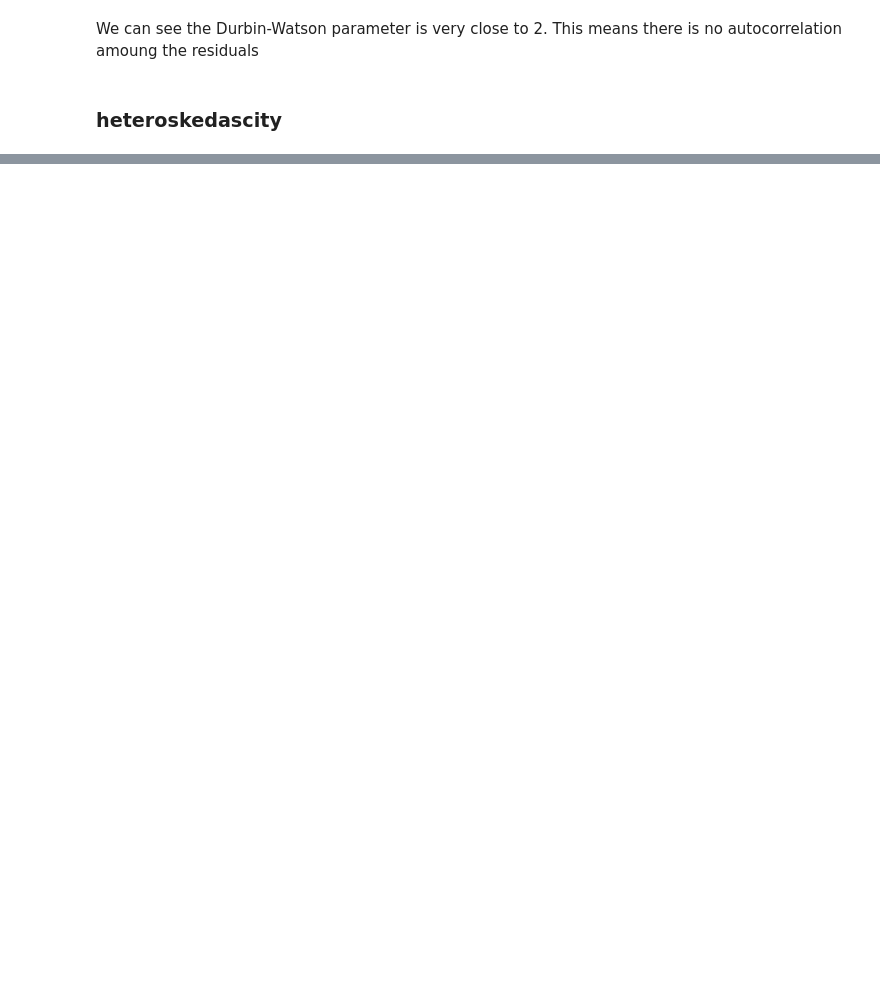
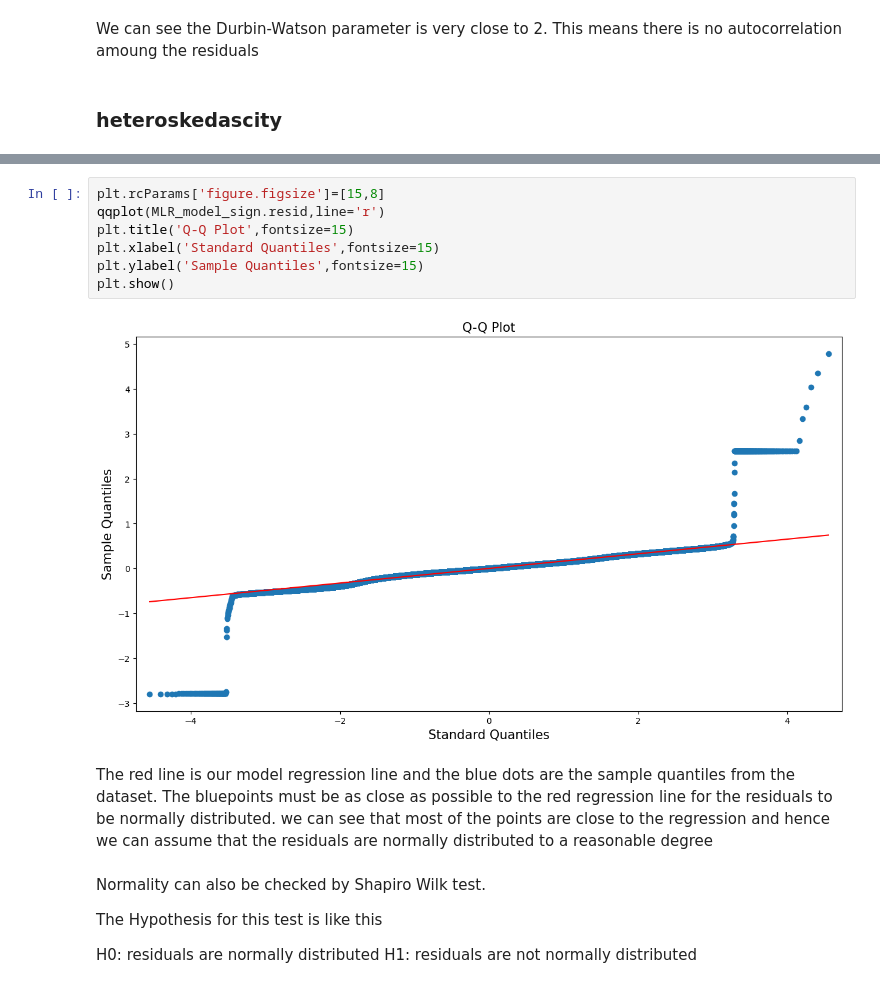
Before and after one commit to Pavan-628/Vibration_Analysis, a Jupyter notebook: Predict_Vibrations.ipynb, the cells around one changed output, grey strips where cells are left out. Cells and saved outputs as stored; diff of their text form; blank space fills up the shorter version.

```diff
--- a/Predict_Vibrations.ipynb
+++ b/Predict_Vibrations.ipynb
@@ -433,0 +465,18 @@ We can see the Durbin-Watson parameter is very close to 2. This means there is n
+# %%
+plt.rcParams['figure.figsize']=[15,8]
+qqplot(MLR_model_sign.resid,line='r')
+plt.title('Q-Q Plot',fontsize=15)
+plt.xlabel('Standard Quantiles',fontsize=15)
+plt.ylabel('Sample Quantiles',fontsize=15)
+plt.show()
+# %% [output]
+[figure, added]
+# %% [markdown]
+The red line is our model regression line and the blue dots are the sample quantiles from the dataset. The bluepoints must be as close as possible to the red regression line for the residuals to be normally distributed. we can see that most of the points are close to the regression and hence we can assume that the residuals are normally distributed to a reasonable degree
+# %% [markdown]
+Normality can also be checked by Shapiro Wilk test.
+
+The Hypothesis for this test is like this
+
+H0: residuals are normally distributed
+H1: residuals are not normally distributed
```
Also changed, not shown: parts of 32 cells of this notebook.
